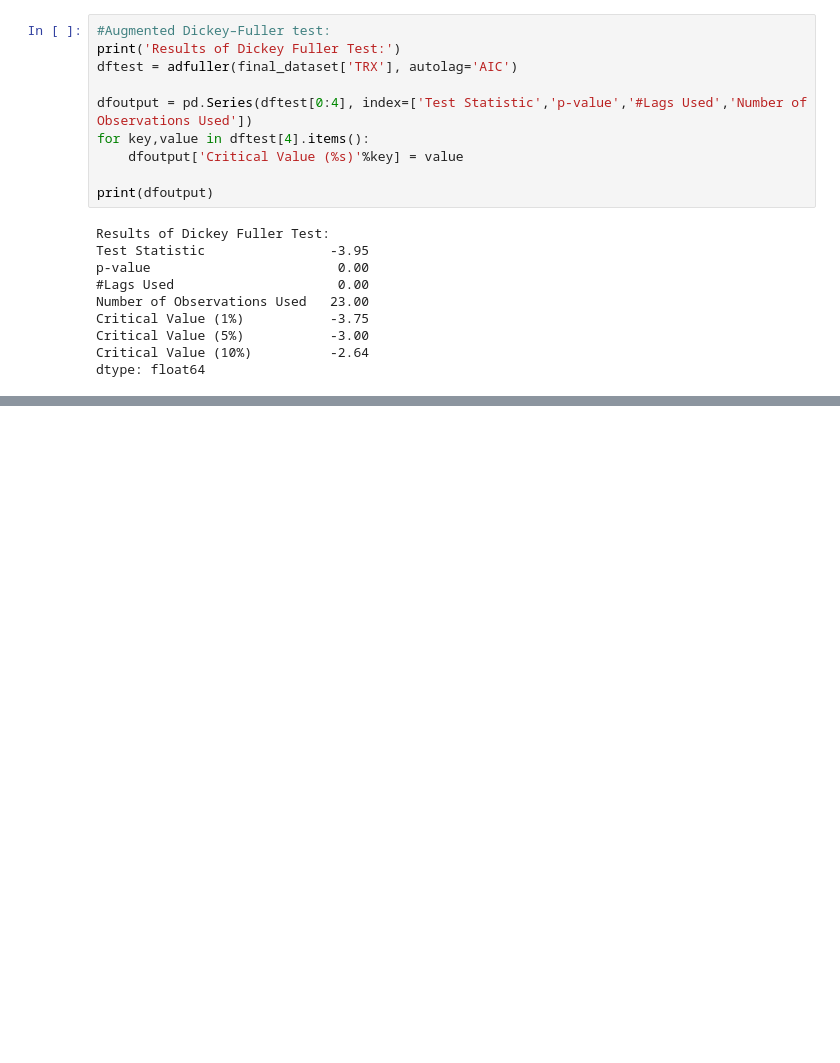
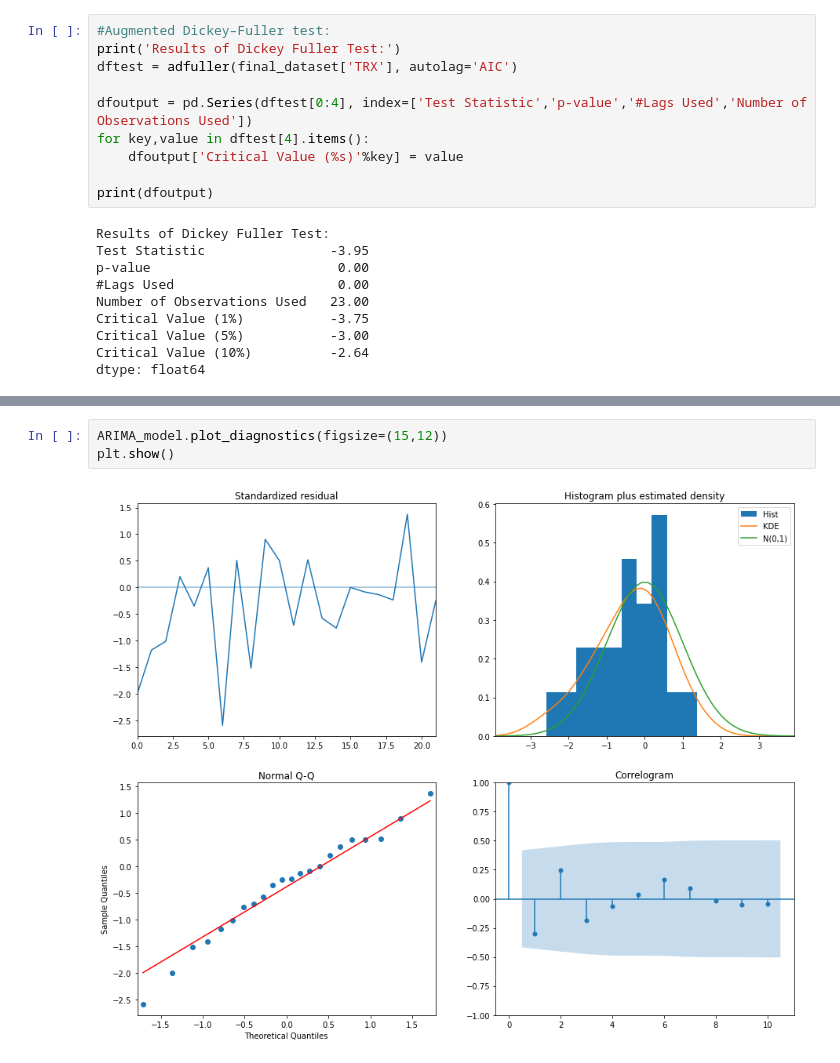
Before and after one commit to RohitRShettar/Pharmabrandinsights, a Jupyter notebook: PharmaFDC/Pharmaceutical_Brand_Predictive_Model.ipynb, the cells around one changed output, grey strips where cells are left out. Drawn from its saved outputs; the diff is of its cells as text; blank space fills up the shorter version.

```diff
--- a/PharmaFDC/Pharmaceutical_Brand_Predictive_Model.ipynb
+++ b/PharmaFDC/Pharmaceutical_Brand_Predictive_Model.ipynb
@@ -688,0 +689,5 @@ ARIMA_model = pm.auto_arima(final_dataset['TRX'],
+# %%
+ARIMA_model.plot_diagnostics(figsize=(15,12))
+plt.show()
+# %% [output]
+[figure, added]
```
Also changed, not shown: parts of 11 cells of this notebook.
